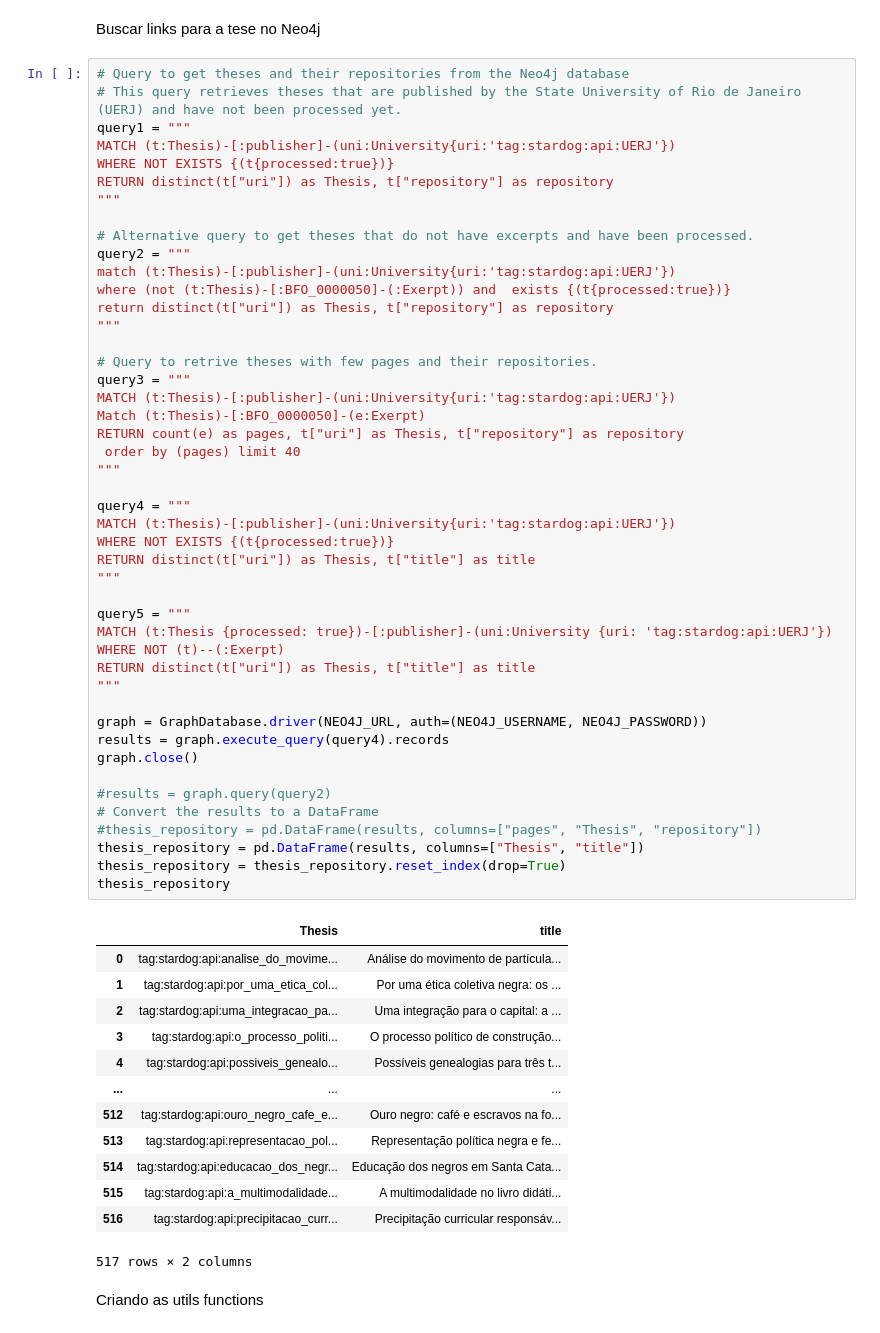
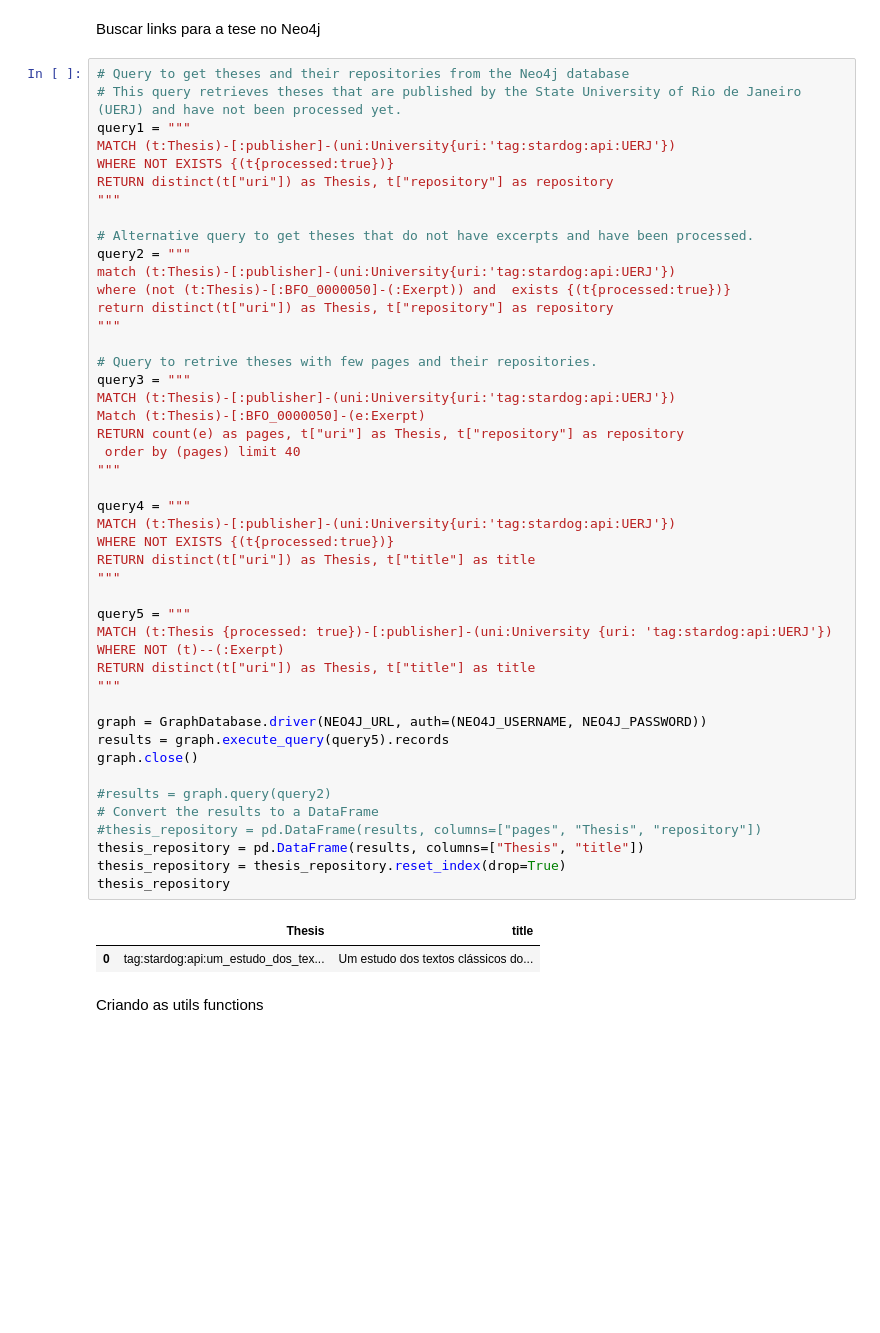
Before and after one commit to fabiocorreacordeiro/Indigenous-Slavery-KG, a Jupyter notebook: data/crawler_bibliotecas/Crawler UERJ.ipynb, the cells around one changed output. Cells and saved outputs as stored; diff of their text form; blank space fills up the shorter version.

```diff
--- a/data/crawler_bibliotecas/Crawler UERJ.ipynb
+++ b/data/crawler_bibliotecas/Crawler UERJ.ipynb
@@ -54,46 +54,35 @@ return distinct(t["uri"]) as Thesis, t["repository"] as repository
 query3 = """
 MATCH (t:Thesis)-[:publisher]-(uni:University{uri:'tag:stardog:api:UERJ'})
 Match (t:Thesis)-[:BFO_0000050]-(e:Exerpt)
 RETURN count(e) as pages, t["uri"] as Thesis, t["repository"] as repository
  order by (pages) limit 40
 """
 
 query4 = """
 MATCH (t:Thesis)-[:publisher]-(uni:University{uri:'tag:stardog:api:UERJ'})
 WHERE NOT EXISTS {(t{processed:true})}
 RETURN distinct(t["uri"]) as Thesis, t["title"] as title
 """
 
 query5 = """
 MATCH (t:Thesis {processed: true})-[:publisher]-(uni:University {uri: 'tag:stardog:api:UERJ'})
 WHERE NOT (t)--(:Exerpt)
 RETURN distinct(t["uri"]) as Thesis, t["title"] as title
 """
 
 graph = GraphDatabase.driver(NEO4J_URL, auth=(NEO4J_USERNAME, NEO4J_PASSWORD))
-results = graph.execute_query(query4).records
+results = graph.execute_query(query5).records
 graph.close()
 
 #results = graph.query(query2)
 # Convert the results to a DataFrame
 #thesis_repository = pd.DataFrame(results, columns=["pages", "Thesis", "repository"])
 thesis_repository = pd.DataFrame(results, columns=["Thesis", "title"])
 thesis_repository = thesis_repository.reset_index(drop=True)
 thesis_repository
 # %% [output]
 |  | Thesis | title |
-| 0 | tag:stardog:api:analise_do_movime... | Análise do movimento de partícula... |
-| 1 | tag:stardog:api:por_uma_etica_col... | Por uma ética coletiva negra: os ... |
-| 2 | tag:stardog:api:uma_integracao_pa... | Uma integração para o capital: a ... |
-| 3 | tag:stardog:api:o_processo_politi... | O processo político de construção... |
-| 4 | tag:stardog:api:possiveis_genealo... | Possíveis genealogias para três t... |
-| ... | ... | ... |
-| 512 | tag:stardog:api:ouro_negro_cafe_e... | Ouro negro: café e escravos na fo... |
-| 513 | tag:stardog:api:representacao_pol... | Representação política negra e fe... |
-| 514 | tag:stardog:api:educacao_dos_negr... | Educação dos negros em Santa Cata... |
-| 515 | tag:stardog:api:a_multimodalidade... | A multimodalidade no livro didáti... |
-| 516 | tag:stardog:api:precipitacao_curr... | Precipitação curricular responsáv... |
+| 0 | tag:stardog:api:um_estudo_dos_tex... | Um estudo dos textos clássicos do... |
-517 rows × 2 columns
 # %% [markdown]
 Criando as utils functions
 # %%
```
Also changed, not shown: parts of 1 cell of this notebook, 2 other files.
